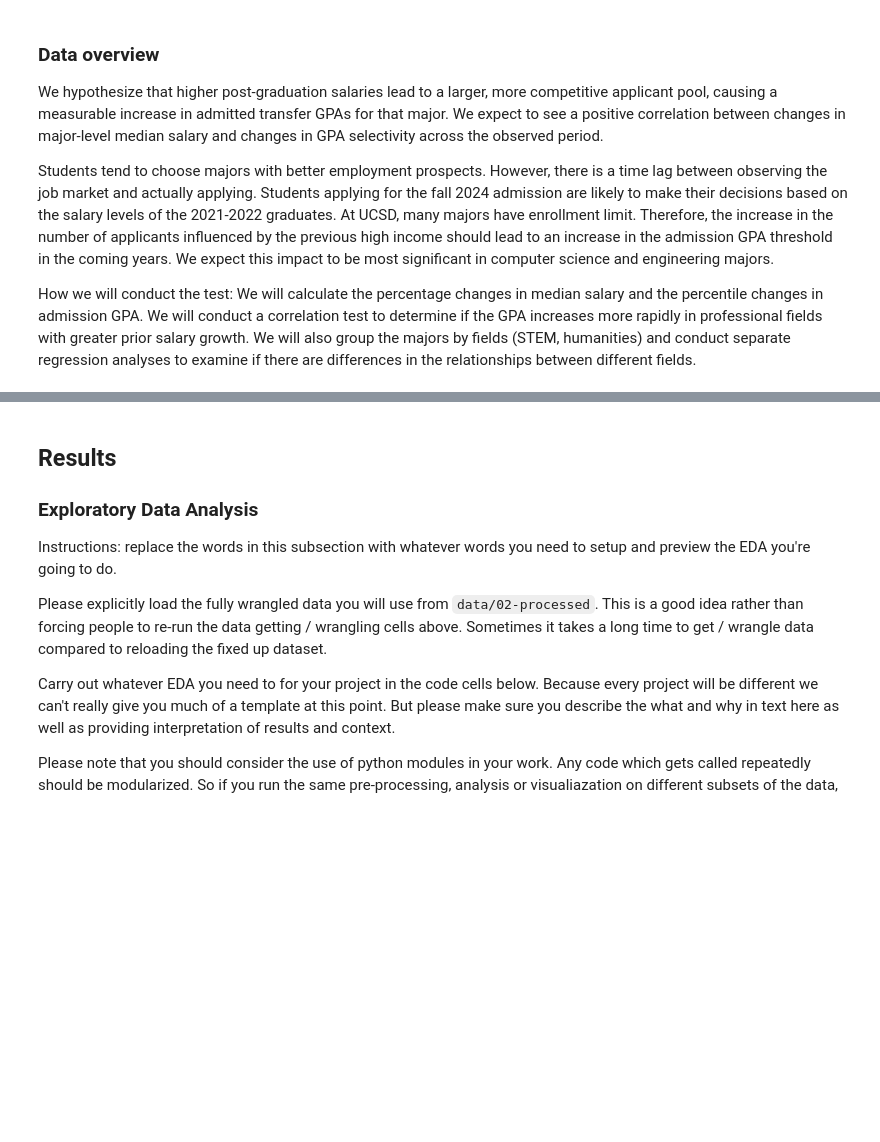
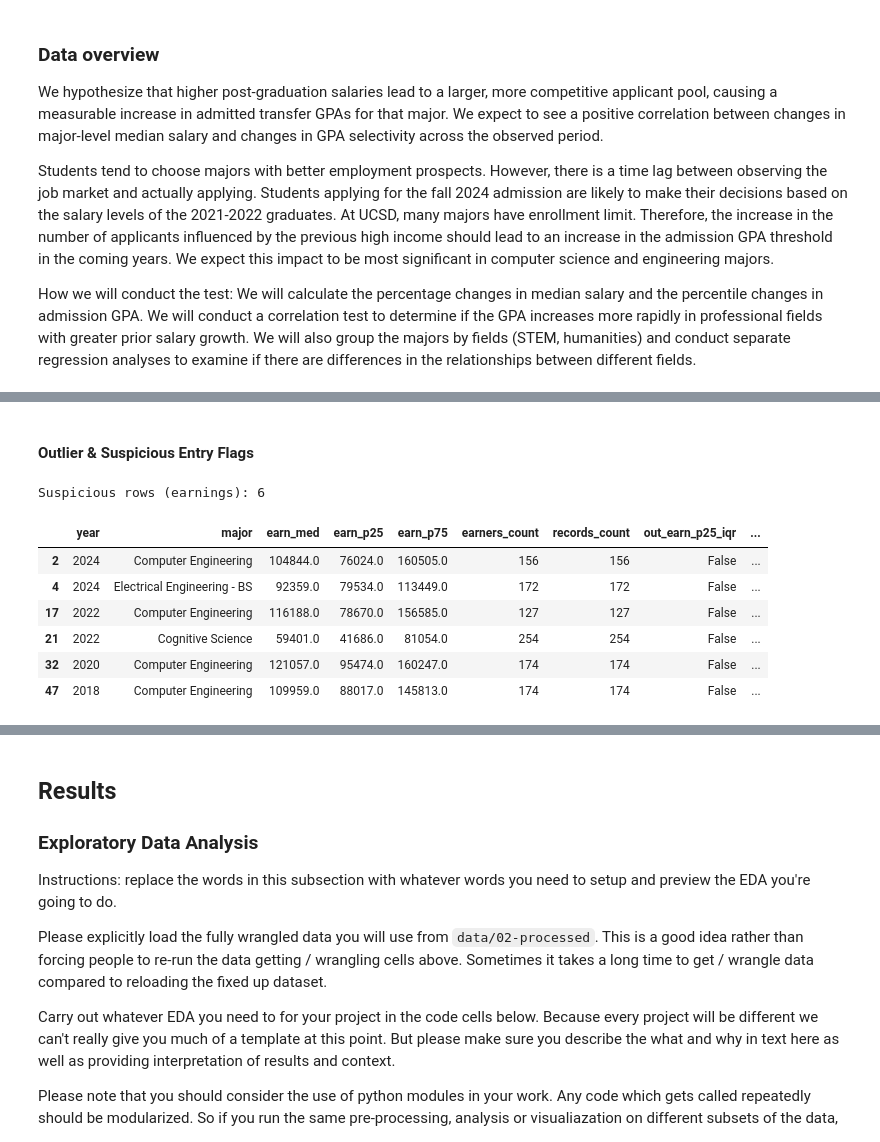
Before and after one commit to COGS108/Group084_WI26, a Jupyter notebook: 02-EDACheckpoint.ipynb, the cells around one changed output, grey strips where cells are left out. Saved outputs shown, nothing was run; the diff lists cells and outputs as text; code cells hidden in the pictures; blank space fills up the shorter version.

```diff
--- a/02-EDACheckpoint.ipynb
+++ b/02-EDACheckpoint.ipynb
@@ -134,0 +393,56 @@ Instructions: REPLACE the contents of this cell and the one below with your work
+# %% [markdown]
+#### Outlier & Suspicious Entry Flags
+# %%
+df_earn_flag = df_earn.copy()
+rules = []
+rules.append(("bad_year", ~df_earn_flag["year"].isin([2018, 2020, 2022, 2024])))
+for c in ["earn_p25","earn_med","earn_p75"]:
+    if c in df_earn_flag.columns:
+        rules.append((f"neg_{c}", df_earn_flag[c] < 0))
+        rules.append((f"too_big_{c}", df_earn_flag[c] > 1_000_000))
+if set(["earn_p25","earn_med"]).issubset(df_earn_flag.columns):
+    rules.append(("p25_gt_med", df_earn_flag["earn_p25"] > df_earn_flag["earn_med"]))
+if set(["earn_med","earn_p75"]).issubset(df_earn_flag.columns):
+    rules.append(("med_gt_p75", df_earn_flag["earn_med"] > df_earn_flag["earn_p75"]))
+
+for c in ["earners_count","records_count"]:
+    if c in df_earn_flag.columns:
+        rules.append((f"neg_{c}", df_earn_flag[c] < 0))
+
+def flag_iqr_outliers(s, k=1.5):
+    s = s.dropna()
+    if len(s) < 6:
+        return pd.Series(False, index=s.index)
+    q1, q3 = s.quantile([0.25, 0.75])
+    iqr = q3 - q1
+    lo, hi = q1 - k * iqr, q3 + k * iqr
+    return (s < lo) | (s > hi)
+
+iqr_cols = [c for c in ["earn_p25","earn_med","earn_p75","earners_count"] if c in df_earn_flag.columns]
+for col in iqr_cols:
+    mask = (
+        df_earn_flag.groupby("year", group_keys=False)[col]
+        .apply(lambda s: flag_iqr_outliers(s, k=1.5))
+    )
+    df_earn_flag[f"out_{col}_iqr"] = False
+    df_earn_flag.loc[mask.index, f"out_{col}_iqr"] = mask
+
+df_earn_flag["suspicious_reasons"] = ""
+for name, cond in rules:
+    df_earn_flag.loc[cond.fillna(False), "suspicious_reasons"] += f"{name};"
+for col in iqr_cols:
+    flag_col = f"out_{col}_iqr"
+    df_earn_flag.loc[df_earn_flag[flag_col] == True, "suspicious_reasons"] += f"{flag_col};"
+
+df_earn_flag["is_suspicious"] = df_earn_flag["suspicious_reasons"].str.len() > 0
+print("Suspicious rows (earnings):", df_earn_flag["is_suspicious"].sum())
+display(df_earn_flag[df_earn_flag["is_suspicious"]].head(30))
+# %% [output]
+Suspicious rows (earnings): 6
+|  | year | major | earn_med | earn_p25 | earn_p75 | earners_count | records_count | out_earn_p25_iqr | ... |
+| 2 | 2024 | Computer Engineering | 104844.0 | 76024.0 | 160505.0 | 156 | 156 | False | ... |
+| 4 | 2024 | Electrical Engineering - BS | 92359.0 | 79534.0 | 113449.0 | 172 | 172 | False | ... |
+| 17 | 2022 | Computer Engineering | 116188.0 | 78670.0 | 156585.0 | 127 | 127 | False | ... |
+| 21 | 2022 | Cognitive Science | 59401.0 | 41686.0 | 81054.0 | 254 | 254 | False | ... |
+| 32 | 2020 | Computer Engineering | 121057.0 | 95474.0 | 160247.0 | 174 | 174 | False | ... |
+| 47 | 2018 | Computer Engineering | 109959.0 | 88017.0 | 145813.0 | 174 | 174 | False | ... |
```
Also changed, not shown: parts of 10 cells of this notebook.
